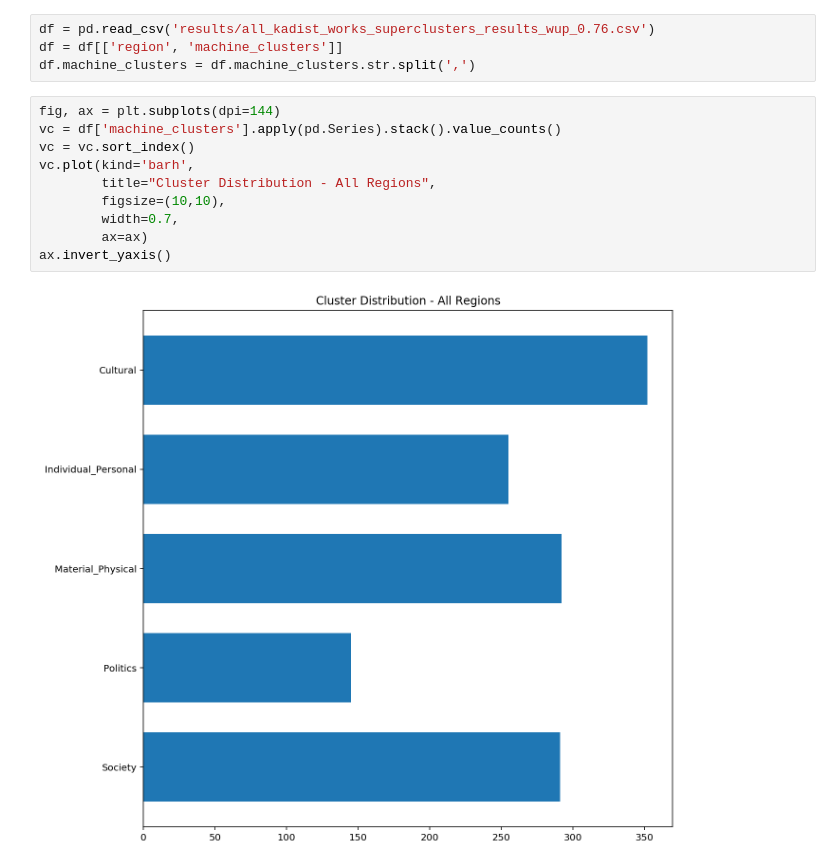
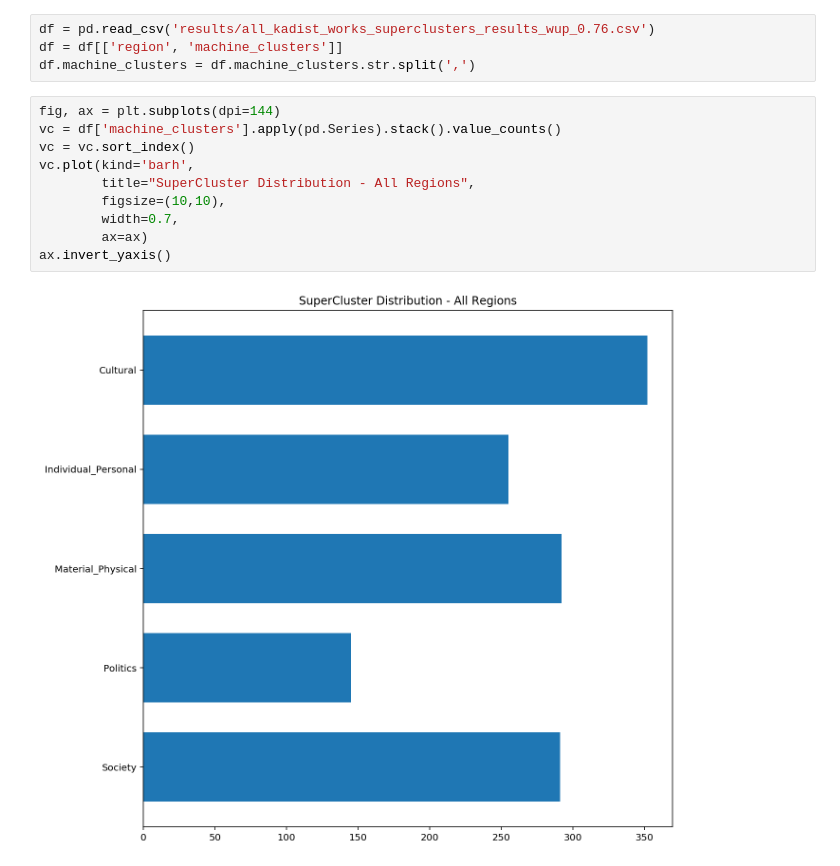
Before and after one commit to darenr/kadist-autotagging, a Jupyter notebook: Distribution of SuperCluster Assignments.ipynb, the cells around one changed output. Saved outputs shown, nothing was run; the diff lists cells and outputs as text.

Commit message:
changed wording of SuperCluster notebook

```diff
--- a/Distribution of SuperCluster Assignments.ipynb
+++ b/Distribution of SuperCluster Assignments.ipynb
@@ -23,15 +23,15 @@ df.machine_clusters = df.machine_clusters.str.split(',')
 # %%
 fig, ax = plt.subplots(dpi=144)
 vc = df['machine_clusters'].apply(pd.Series).stack().value_counts()
 vc = vc.sort_index()
 vc.plot(kind='barh',
-        title="Cluster Distribution - All Regions",
+        title="SuperCluster Distribution - All Regions",
         figsize=(10,10),
         width=0.7,
         ax=ax)
 ax.invert_yaxis()
 # %% [output]
-[figure, old version]
+[figure, new version]
 # %%
 fig, ((ax1, ax2), (ax3, ax4), (ax5, ax6)) = plt.subplots(
     nrows=3, ncols=2, dpi=144, figsize=(15,20))
```
Also changed, not shown: parts of 1 cell of this notebook.
